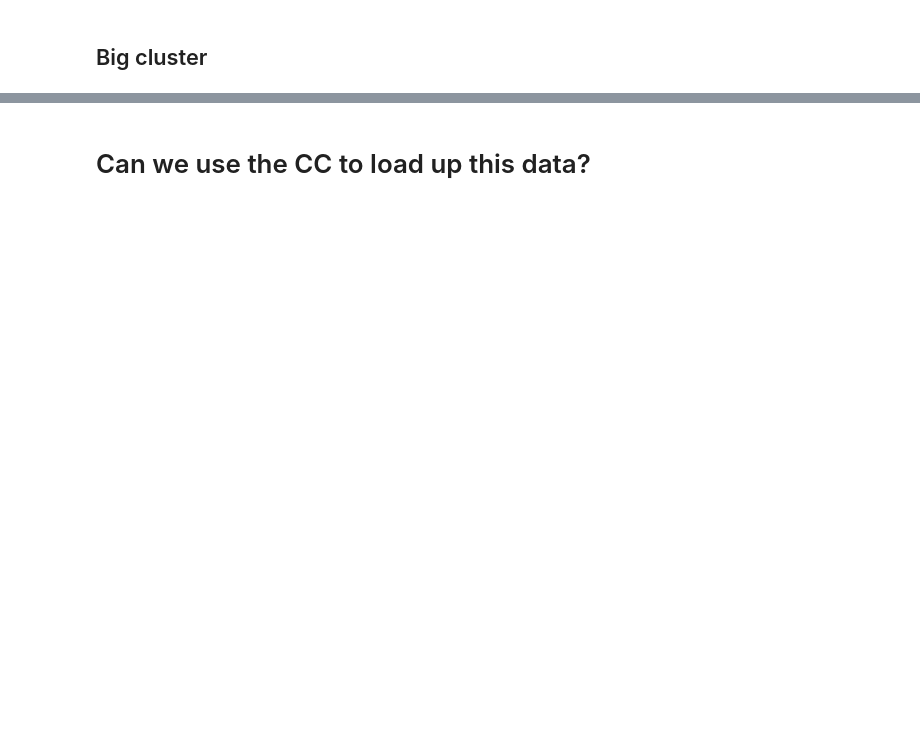
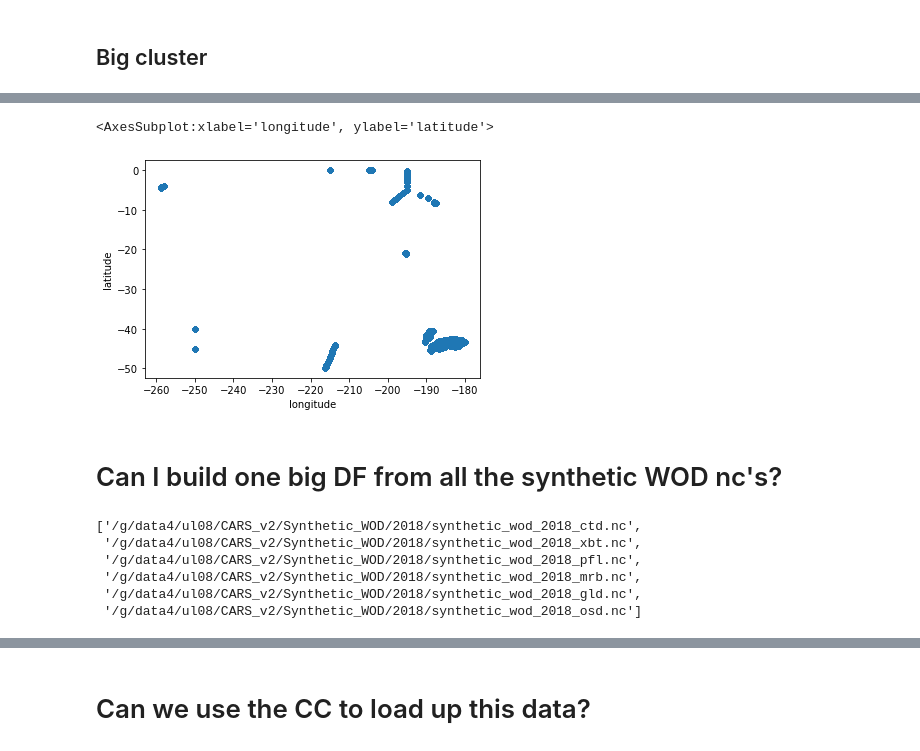
Before and after one commit to CARSv2/cars-v2, a Jupyter notebook: notebooks/Synthetic_WOD-explore-prep-TSM.ipynb, the cells around one changed output, grey strips where cells are left out. Drawn from its saved outputs; the diff is of its cells as text; code cells hidden in the pictures; blank space fills up the shorter version.

Commit message:
progress manipulating the synth WOD files

```diff
--- a/notebooks/Synthetic_WOD-explore-prep-TSM.ipynb
+++ b/notebooks/Synthetic_WOD-explore-prep-TSM.ipynb
@@ -47,0 +111,3 @@ client
+# %%
+ctd_df = ctd_df[['time','longitude','latitude','depth','temp']]
+ctd_df
@@ -47,0 +128,23 @@ client
+# %%
+ctd_df.plot(x='longitude',y='latitude',kind='scatter')
+# %% [output]
+<AxesSubplot:xlabel='longitude', ylabel='latitude'>
+[figure, added]
+# %% [markdown]
+# Can I build one big DF from all the synthetic WOD nc's?
+# %%
+path = '/g/data4/ul08/CARS_v2/Synthetic_WOD/2018/'
+str_part1 = 'synthetic_wod_2018_'
+list_of_data_types = ['ctd','xbt','pfl','mrb','gld','osd']
+list_of_file_paths = []
+for type_ in list_of_data_types:
+    list_of_file_paths.append(path+str_part1+type_+'.nc')
+
+list_of_file_paths
+# %% [output]
+['/g/data4/ul08/CARS_v2/Synthetic_WOD/2018/synthetic_wod_2018_ctd.nc',
+ '/g/data4/ul08/CARS_v2/Synthetic_WOD/2018/synthetic_wod_2018_xbt.nc',
+ '/g/data4/ul08/CARS_v2/Synthetic_WOD/2018/synthetic_wod_2018_pfl.nc',
+ '/g/data4/ul08/CARS_v2/Synthetic_WOD/2018/synthetic_wod_2018_mrb.nc',
+ '/g/data4/ul08/CARS_v2/Synthetic_WOD/2018/synthetic_wod_2018_gld.nc',
+ '/g/data4/ul08/CARS_v2/Synthetic_WOD/2018/synthetic_wod_2018_osd.nc']
```
Also changed, not shown: parts of 35 cells of this notebook.
